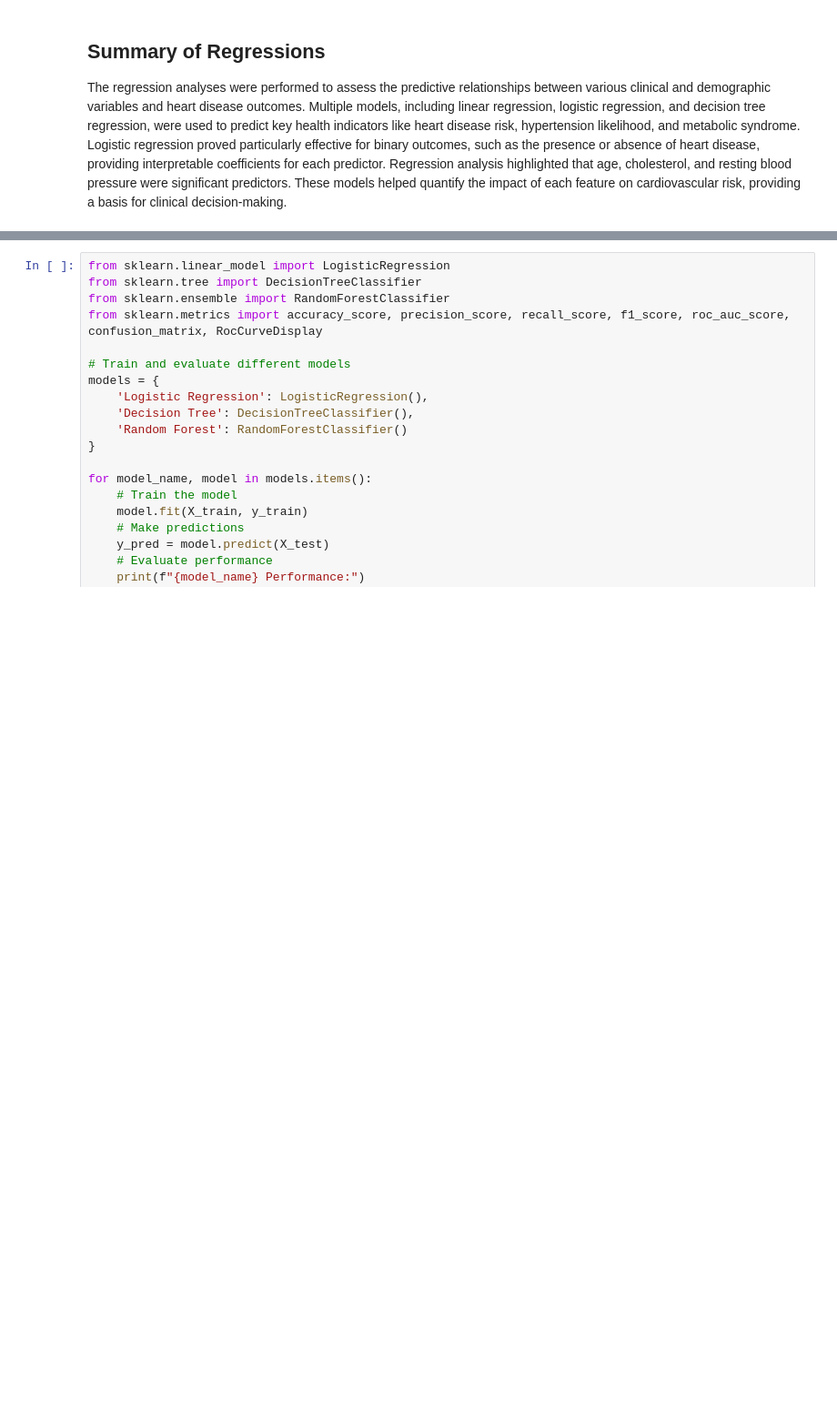
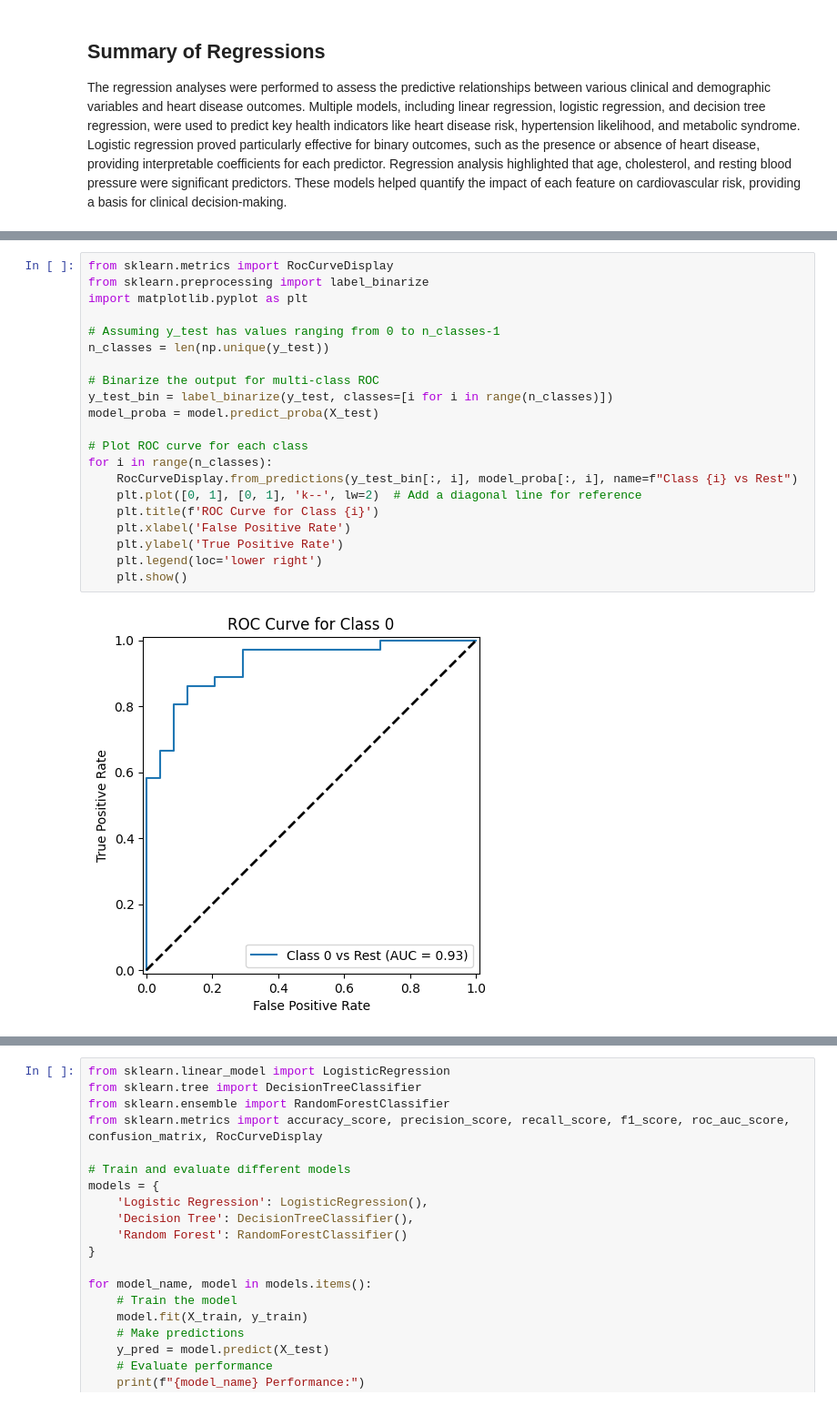
Before and after one commit to poglesbyg/milestone2, a Jupyter notebook: notebooks/exploration.ipynb, the cells around one changed output, grey strips where cells are left out. Shown at 91% size. Saved outputs shown, nothing was run; the diff lists cells and outputs as text; blank space fills up the shorter version.

```diff
--- a/notebooks/exploration.ipynb
+++ b/notebooks/exploration.ipynb
@@ -341,0 +302,23 @@ ValueError: Expected 'estimator' to be a binary classifier. Got 5 classes instea
+# %%
+from sklearn.metrics import RocCurveDisplay
+from sklearn.preprocessing import label_binarize
+import matplotlib.pyplot as plt
+
+# Assuming y_test has values ranging from 0 to n_classes-1
+n_classes = len(np.unique(y_test))
+
+# Binarize the output for multi-class ROC
+y_test_bin = label_binarize(y_test, classes=[i for i in range(n_classes)])
+model_proba = model.predict_proba(X_test)
+
+# Plot ROC curve for each class
+for i in range(n_classes):
+    RocCurveDisplay.from_predictions(y_test_bin[:, i], model_proba[:, i], name=f"Class {i} vs Rest")
+    plt.plot([0, 1], [0, 1], 'k--', lw=2)  # Add a diagonal line for reference
+    plt.title(f'ROC Curve for Class {i}')
+    plt.xlabel('False Positive Rate')
+    plt.ylabel('True Positive Rate')
+    plt.legend(loc='lower right')
+    plt.show()
+# %% [output]
+[figure, added]
```
Also changed, not shown: parts of 3 cells of this notebook.
